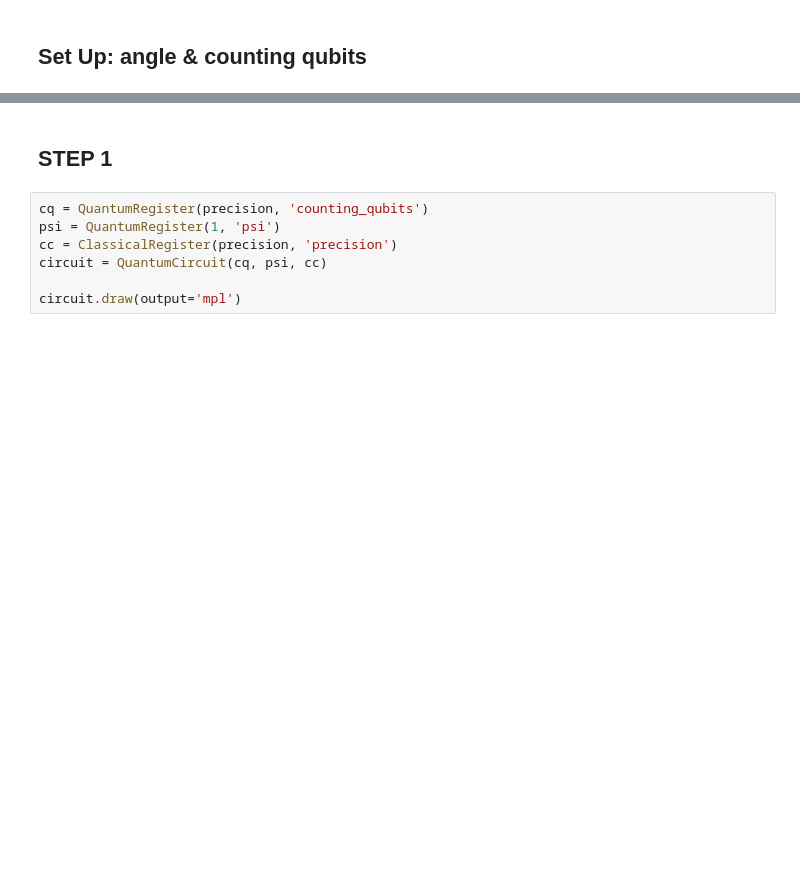
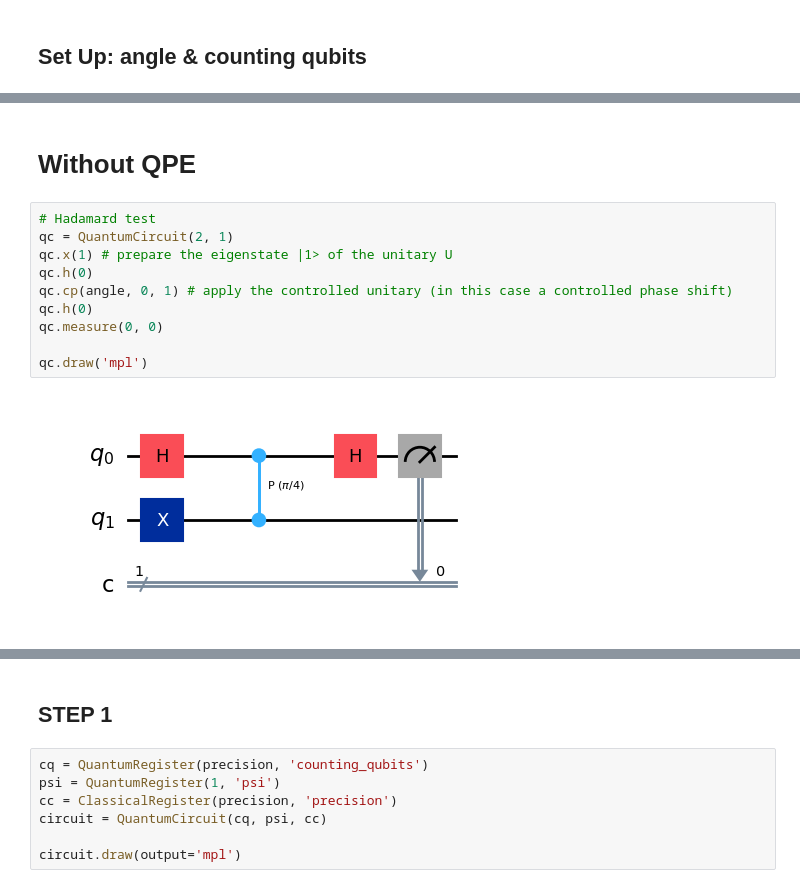
Before and after one commit to Brotherhood94/quantum_lessons, a Jupyter notebook: Quantum Fourier Transform (QFT) and Quantum Phase Estimation (QPE).ipynb, the cells around one changed output, grey strips where cells are left out. Saved outputs shown, nothing was run; the diff lists cells and outputs as text; blank space fills up the shorter version.

```diff
--- a/Quantum Fourier Transform (QFT) and Quantum Phase Estimation (QPE).ipynb
+++ b/Quantum Fourier Transform (QFT) and Quantum Phase Estimation (QPE).ipynb
@@ -427,0 +456,14 @@ precision = 3 #precision (a.k.a counting qubits)
+# %% [markdown]
+# Without QPE
+# %%
+# Hadamard test
+qc = QuantumCircuit(2, 1)
+qc.x(1) # prepare the eigenstate |1> of the unitary U
+qc.h(0)
+qc.cp(angle, 0, 1) # apply the controlled unitary (in this case a controlled phase shift)
+qc.h(0)
+qc.measure(0, 0)
+
+qc.draw('mpl')
+# %% [output]
+[figure, added]
```
Also changed, not shown: parts of 19 cells of this notebook.
